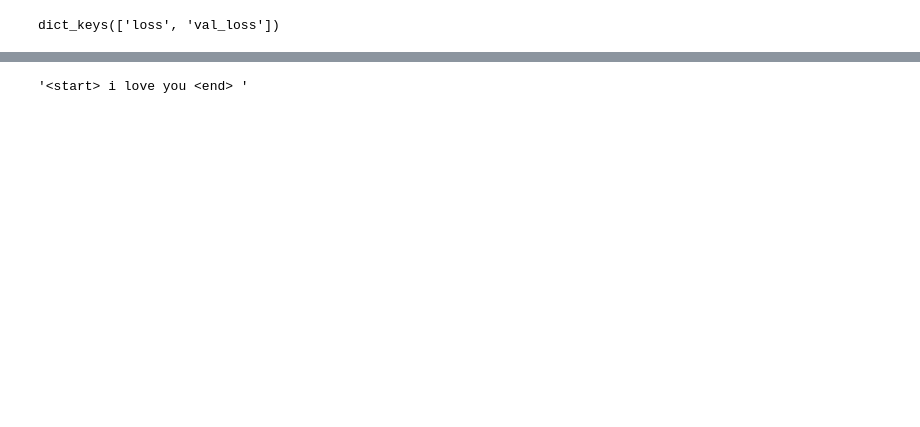
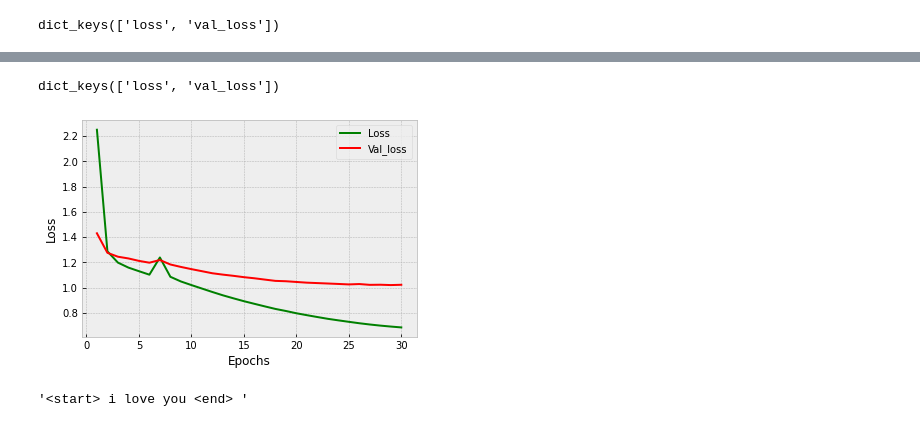
Before and after one commit to limjs19/first-repository, a Jupyter notebook: E06 Writer[limjs].ipynb, the cells around one changed output, grey strips where cells are left out. Drawn from its saved outputs; the diff is of its cells as text; code cells hidden in the pictures; blank space fills up the shorter version.

```diff
--- a/E06 Writer[limjs].ipynb
+++ b/E06 Writer[limjs].ipynb
@@ -393,0 +492,10 @@ plt.show()
+# %%
+optimizer = tf.keras.optimizers.Adam()
+loss = tf.keras.losses.SparseCategoricalCrossentropy(
+    from_logits=True,
+    reduction='none'
+)
+
+model.compile(loss=loss, optimizer=optimizer)
+
+history = model.fit(dataset, epochs=30, validation_data=val_dataset)
@@ -394,3 +520,27 @@ plt.show()
+# %%
+history_dict = history.history
+print(history_dict.keys()) # epoch에 따른 그래프를 그려볼 수 있는 항목들
+# %% [output]
+dict_keys(['loss', 'val_loss'])
+# %%
+import matplotlib.pyplot as plt
+
+acc = history_dict['loss']
+loss = history_dict['loss']
+val_loss = history_dict['val_loss']
+
+epochs = range(1, len(acc) + 1)
+
+plt.plot(epochs, loss, 'g', label = "Loss")
+plt.plot(epochs, val_loss, 'r', label = "Val_loss")
+
+plt.xlabel('Epochs')
+plt.ylabel('Loss')
+plt.legend()
+
+plt.show()
+# %% [output]
+[figure, added]
 # %%
 def generate_text(model, tokenizer, init_sentence="<start>", max_len=20):
     # 테스트를 위해서 입력받은 init_sentence도 일단 텐서로 변환합니다.
```
Also changed, not shown: parts of 14 cells of this notebook.
